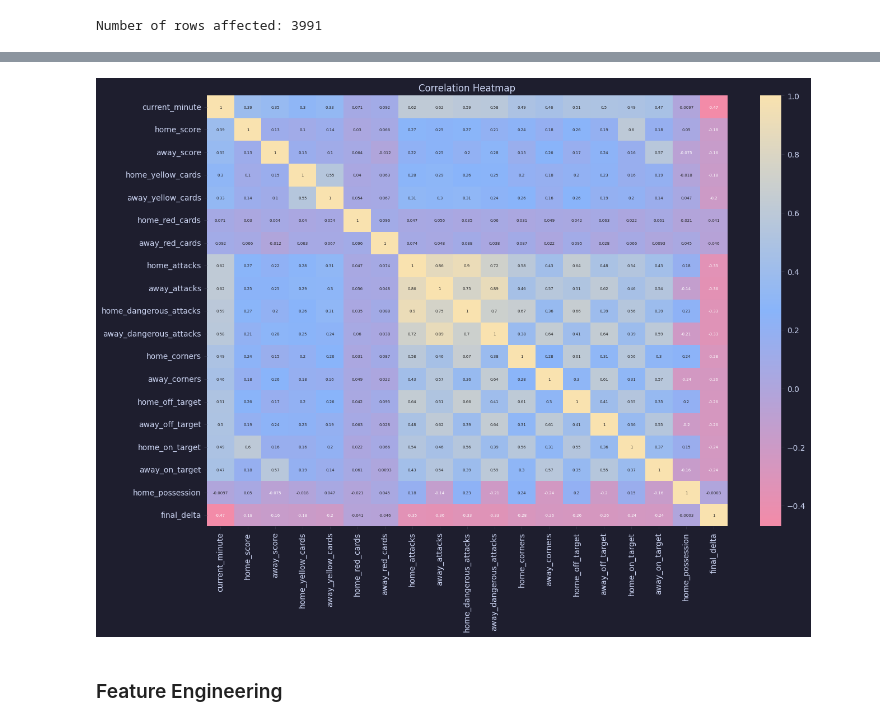
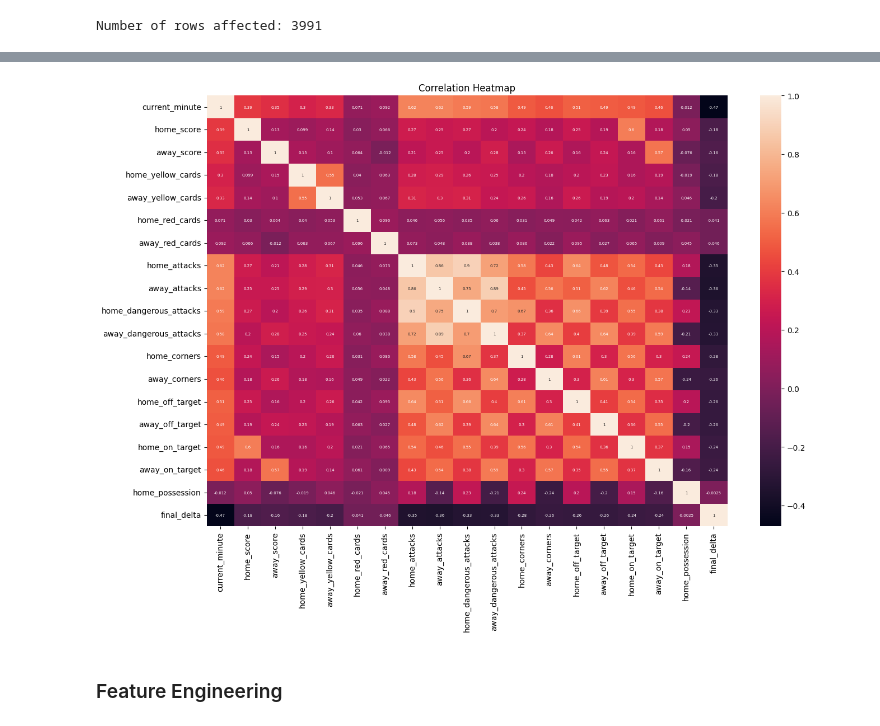
Before and after one commit to yuanpngn/STINTSY_MLP, a Jupyter notebook: ryan.ipynb, the cells around one changed output, grey strips where cells are left out. Saved outputs shown, nothing was run; the diff lists cells and outputs as text; code cells hidden in the pictures.

```diff
--- a/ryan.ipynb
+++ b/ryan.ipynb
@@ -49,6 +46,3 @@ from sklearn.model_selection import train_test_split
-# %%
-mplstyle.use('mocha')
-cmap = cpt.get_colormap_from_list('mocha', ['red', 'blue', 'yellow'])
 # %%
 df = pd.read_csv('sports.csv')
 # %% [markdown]
@@ -211,11 +205,11 @@ corr_matrix
 # %%
 # Create a heatmap of the correlation matrix
 fig, ax = plt.subplots(figsize=(15, 10))
 plt.title('Correlation Heatmap')
-sns.heatmap(corr_matrix, ax=ax, cmap=cmap, annot=True, annot_kws={'size': 5})
+sns.heatmap(corr_matrix, ax=ax, annot=True, annot_kws={'size': 5})
 plt.show()
 # %% [output]
-[figure, old version]
+[figure, new version]
 # %% [markdown]
 ### Feature Engineering
 # %%
```
Also changed, not shown: parts of 11 cells of this notebook, 1 other file.
